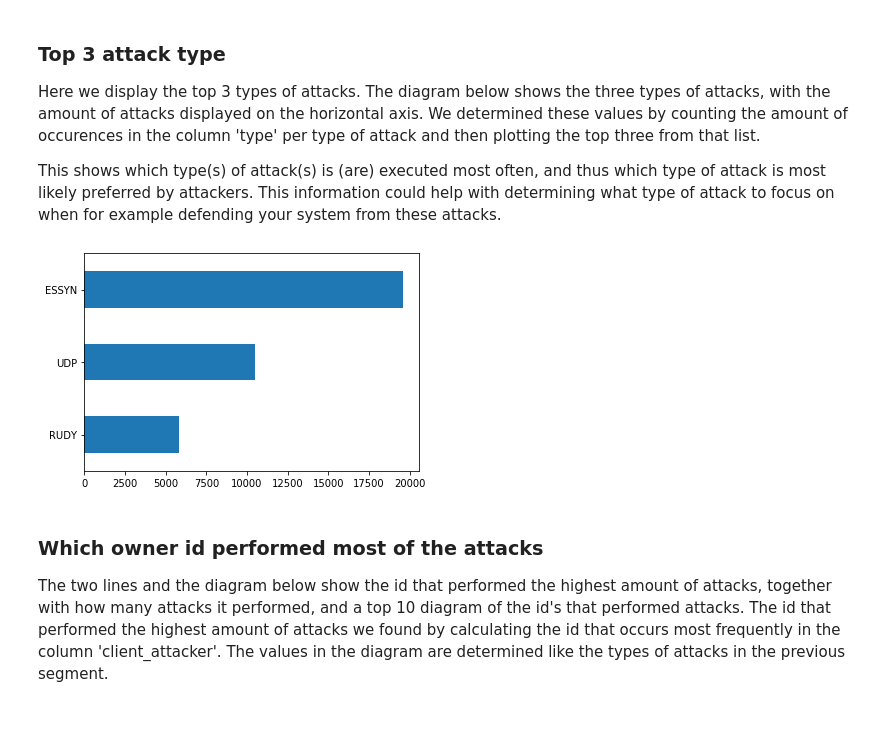
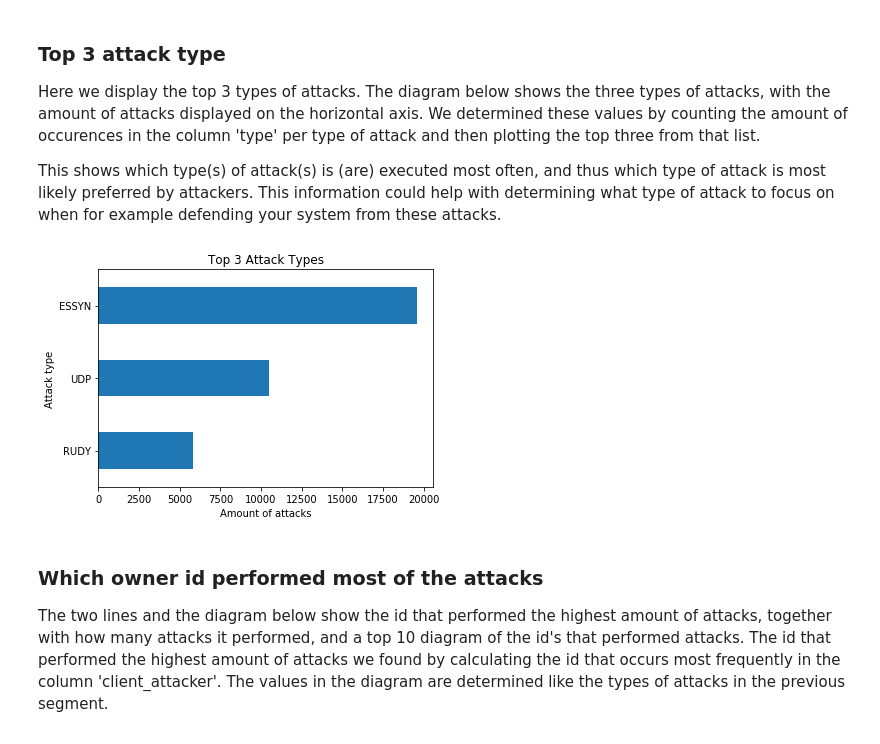
Before and after one commit to NijeboerFrank/jupyter-assignment-3, a Jupyter notebook: assignment2.ipynb, the cells around one changed output. Saved outputs shown, nothing was run; the diff lists cells and outputs as text; code cells hidden in the pictures.

```diff
--- a/assignment2.ipynb
+++ b/assignment2.ipynb
@@ -113,12 +119,15 @@ This shows which type(s) of attack(s) is (are) executed most often, and thus whi
 # %%
 # Count number of entries for each value in 'type' column
 attack_types = attack_df['type'].value_counts()
 # Take the top 3, sort these in descending order and plot as a horizontal bar graph
 attack_types.head(3).sort_values().plot.barh()
 # Display the graph
+plt.xlabel('Amount of attacks')
+plt.ylabel('Attack type')
+plt.title('Top 3 Attack Types')
 plt.show()
 # %% [output]
-[figure, old version]
+[figure, new version]
 # %% [markdown]
 ### Which owner id performed most of the attacks
 The two lines and the diagram below show the id that performed the highest amount of attacks, together with how many attacks it performed, and a top 10 diagram of the id's that performed attacks. The id that performed the highest amount of attacks we found by calculating the id that occurs most frequently in the column 'client_attacker'. The values in the diagram are determined like the types of attacks in the previous segment.
```
Also changed, not shown: parts of 3 cells of this notebook.
